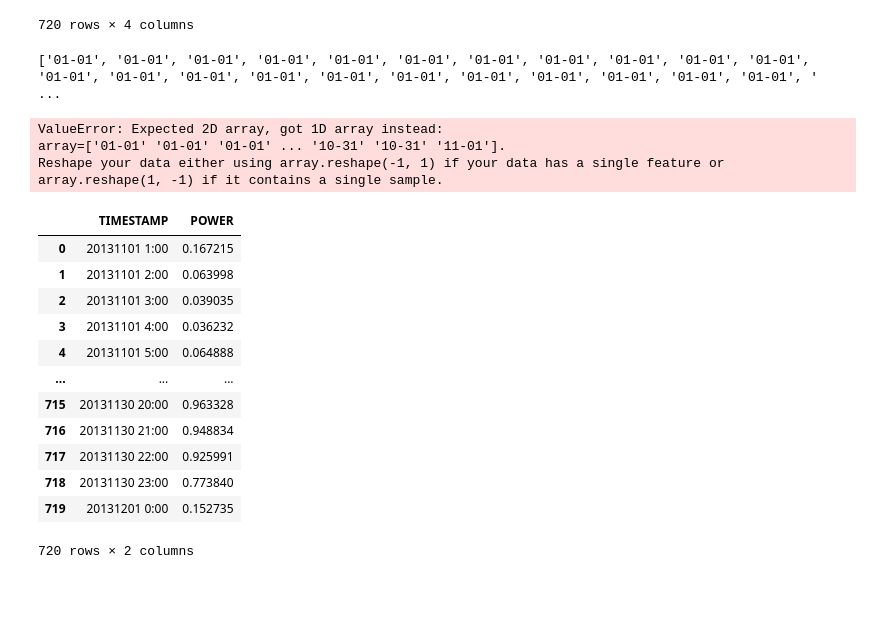
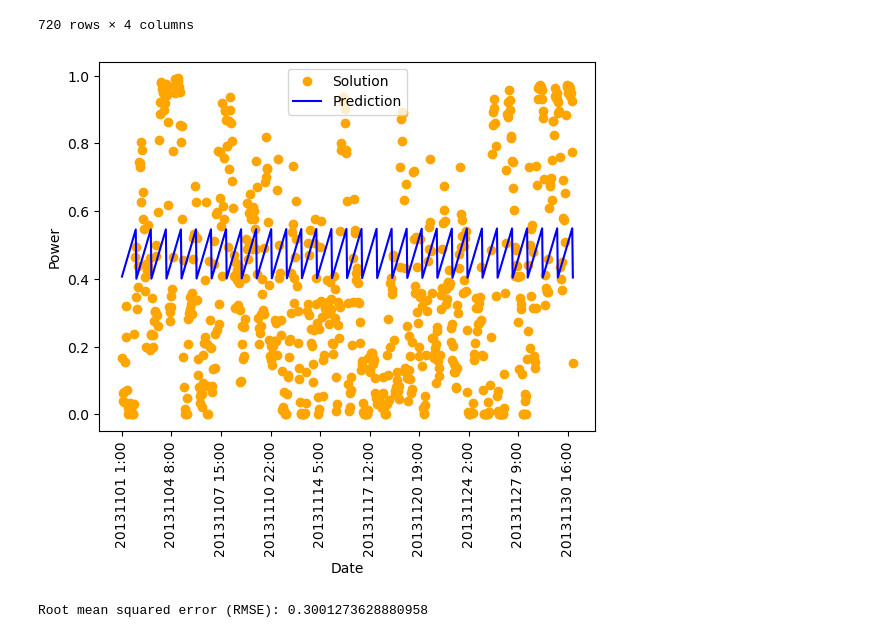
Before and after one commit to danny1401/IN5410-Assignment2, a Jupyter notebook: Task3/task3.ipynb, the cells around one changed output. Cells and saved outputs as stored; diff of their text form; code cells hidden in the pictures; blank space fills up the shorter version.

Commit message:
task3 linear reg and svm

```diff
--- a/Task3/task3.ipynb
+++ b/Task3/task3.ipynb
@@ -62,38 +64,3 @@ dfWFI
 # The following columns should be removed: U10, V10, WS10, U100, V100, WS100
 # In the new training data file, we only have two columns: TIMESTAMP and POWER, which is called as time-series data
 dfTrainData = dfTrainData.drop(columns=['U10', 'V10', 'WS10'])
-# %%
-# Convert TIMESTAMP (string) to float
-timestamp = []
-for index, row in dfTrainData.iterrows():
-    temp_tp = datetime.strptime(row['TIMESTAMP'], '%Y%m%d %H:%M')
-    timestamp.append(datetime.strftime(temp_tp, '%m-%d'))
-#dfTrainData['TIMESTAMP'] = timestamp
-print(timestamp)
-# %% [output]
-['01-01', '01-01', '01-01', '01-01', '01-01', '01-01', '01-01', '01-01', '01-01', '01-01', '01-01', '01-01', '01-01', '01-01', '01-01', '01-01', '01-01', '01-01', '01-01', '01-01', '01-01', '01-01', ' ...
-# %%
-""" Linear Regression """
-# Separate features and target variable
-X_train = timestamp
-y_train = dfTrainData["POWER"].values
-
-# Train the linear regression model
-LR_model = LinearRegression()
-LR_model.fit(X_train, y_train)
-
-# Predict the wind power production for the whole month 11.2013 based on the MLR model and weather data in WeatherForecastInput.csv
-X_test = dfWFI[['TIMESTAMP']].values
-
-# Prediction
-y_pred = LR_model.predict(X_test)
-
-# Evaluate the model
-dfSolution = pd.read_csv("./../Solution.csv")
-print('Root mean squared error (RMSE):', np.sqrt(mean_squared_error(dfSolution['POWER'], y_pred)))
-
-# save to ForecastTemplate1-LR.csv
-# %% [output]
-ValueError: Expected 2D array, got 1D array instead:
-array=['01-01' '01-01' '01-01' ... '10-31' '10-31' '11-01'].
-Reshape your data either using array.reshape(-1, 1) if your data has a single feature or array.reshape(1, -1) if it contains a single sample.
@@ -104,18 +66,0 @@ Reshape your data either using array.reshape(-1, 1) if your data has a single fe
-# %%
-dfSolution = pd.read_csv("./../Solution.csv")
-dfSolution
-#print('Root mean squared error (RMSE):', np.sqrt(mean_squared_error(dfSolution['POWER'], y_test)))
-# %% [output]
-|  | TIMESTAMP | POWER |
-| 0 | 20131101 1:00 | 0.167215 |
-| 1 | 20131101 2:00 | 0.063998 |
-| 2 | 20131101 3:00 | 0.039035 |
-| 3 | 20131101 4:00 | 0.036232 |
-| 4 | 20131101 5:00 | 0.064888 |
-| ... | ... | ... |
-| 715 | 20131130 20:00 | 0.963328 |
-| 716 | 20131130 21:00 | 0.948834 |
-| 717 | 20131130 22:00 | 0.925991 |
-| 718 | 20131130 23:00 | 0.773840 |
-| 719 | 20131201 0:00 | 0.152735 |
-720 rows × 2 columns
@@ -121,0 +103,24 @@ dfSolution
+# %%
+""" Linear Regression """
+# Train the linear regression model
+LR_model = LinearRegression()
+LR_model.fit(X_train, y_train)
+
+# Prediction
+LR_SVR_y_pred = LR_model.predict(X_test)
+
+# Plotting
+plt.figure()
+plt.scatter(dfWFI['TIMESTAMP'], dfSolution['POWER'], label='Solution', color='orange')
+plt.plot(dfWFI['TIMESTAMP'], LR_SVR_y_pred, label='Prediction', color='b')
+plt.xlabel('Date')
+plt.ylabel('Power')
+plt.xticks(dfWFI['TIMESTAMP'][::79],  rotation='vertical')
+plt.legend()
+plt.show()
+
+# Evaluate the model
+print('Root mean squared error (RMSE):', np.sqrt(mean_squared_error(dfSolution['POWER'], LR_SVR_y_pred)))
+# %% [output]
+[figure, added]
+Root mean squared error (RMSE): 0.3001273628880958
```
Also changed, not shown: parts of 7 cells of this notebook, 5 other files.
